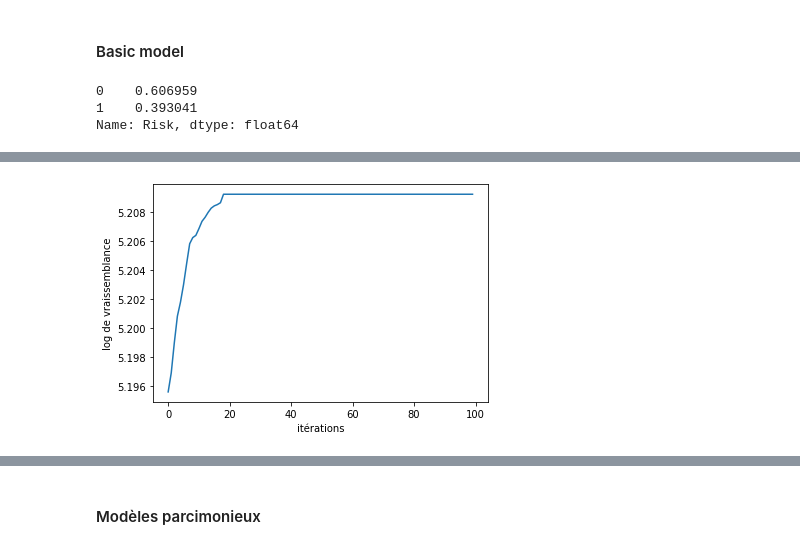
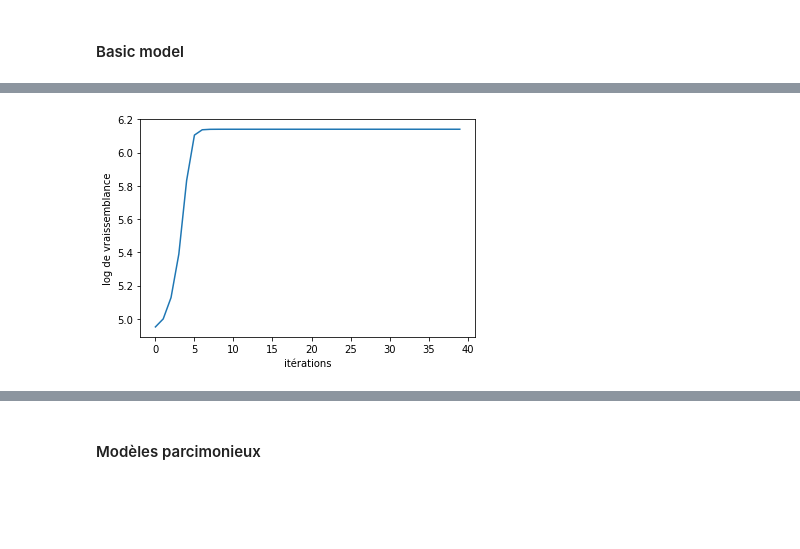
Before and after one commit to mohcineelharras/daml_project, a Jupyter notebook: project/daml_project.ipynb, the cells around one changed output, grey strips where cells are left out. Saved outputs shown, nothing was run; the diff lists cells and outputs as text; code cells hidden in the pictures; blank space fills up the shorter version.

```diff
--- a/project/daml_project.ipynb
+++ b/project/daml_project.ipynb
@@ -469,10 +469,11 @@ N2 Real         mu2 0.6 std2 0.2
 # %%
 class GMM:
 #---------------------------------------------------------------------------
-    def __init__(self,X,df,number_of_sources,iterations):
+    def __init__(self,X,y,df,number_of_sources,iterations):
         self.iterations = iterations
         self.number_of_sources = number_of_sources
         self.X = X
+        self.y = y
         self.df = df
         self.mu = None
         self.pi = None
@@ -540,14 +541,14 @@ class GMM:
           # PLot the point onto the fittet gaussians
           fig3 = plt.figure(figsize=(10,10))
           ax2 = fig3.add_subplot(111)
-          ax2.scatter(self.X[:,0],self.X[:,1])
+          ax2.scatter(self.X[:,0],self.X[:,1],c=self.y,alpha=.7)
           for m,c in zip(self.mu,self.cov):
               multi_normal = multivariate_normal(mean=m,cov=c,allow_singular=True)
               ax2.contour(np.sort(self.X[:,0]),np.sort(self.X[:,1]),multi_normal.pdf(self.XY).reshape(len(self.X),len(self.X)),colors='black',alpha=0.3)
               ax2.scatter(m[0],m[1],c='grey',zorder=10,s=100)
               ax2.set_title('Final state')
-              for y in Y:
-                  ax2.scatter(y[0],y[1],c='orange',zorder=10,s=100)
+              #for y in Y:
+                  #ax2.scatter(y[0],y[1],c='orange',zorder=10,s=100)
           plt.show()
         prediction = []
         for m,c in zip(self.mu,self.cov):
@@ -566,7 +567,7 @@ class GMM:
       prediction_df = pd.DataFrame(prediction_2,columns=["classe_"+str(i) for i in range(len(self.mu))])
       return prediction_df
 # %%
-Chosen=True
+Chosen=False
 df_dummies=pd.DataFrame()
 if Chosen :
   #---------------------------------------------------------------------------
@@ -584,16 +585,11 @@ else:
   #---------------------------------------------------------------------------
   X, y = make_blobs(n_samples=5000, centers=2, n_features=2,
                     random_state=0)
+X, y = datasets.make_classification(n_samples = 1000,n_informative= 2,n_redundant = 0,n_clusters_per_class=1,n_features = 2,n_classes = 2,class_sep=1,weights = [0.5,0.5])
-# %%
-df.Risk.value_counts()/df.shape[0]
-# %% [output]
-0    0.606959
-1    0.393041
-Name: Risk, dtype: float64
 # %%
 %%time
-GMM_test = GMM(X,df_dummies,2,100)
-likelihoods=GMM_test.CEM(C=True)
+GMM_test = GMM(X,y,df_dummies,2,40)
+likelihoods=GMM_test.CEM(C=False)
 plt.plot(likelihoods)
 plt.xlabel('itérations')
 plt.ylabel('log de vraissemblance')
@@ -603,4 +599,4 @@ Wall time: 776 ms
-[figure, old version]
+[figure, new version]
 # %%
 #---------------------------------------------------------------------------
 if not Chosen:
```
Also changed, not shown: parts of 12 cells of this notebook.
